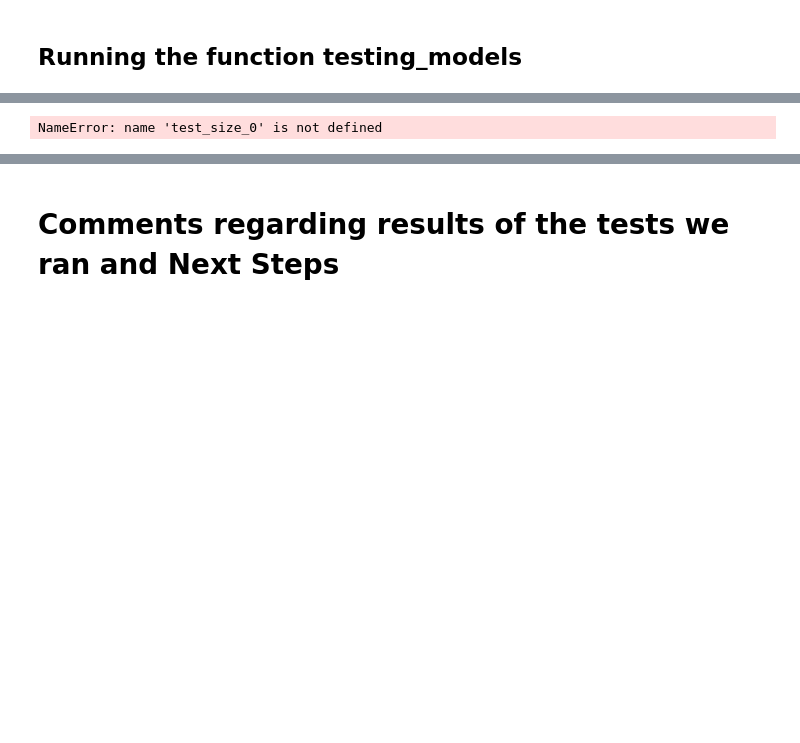
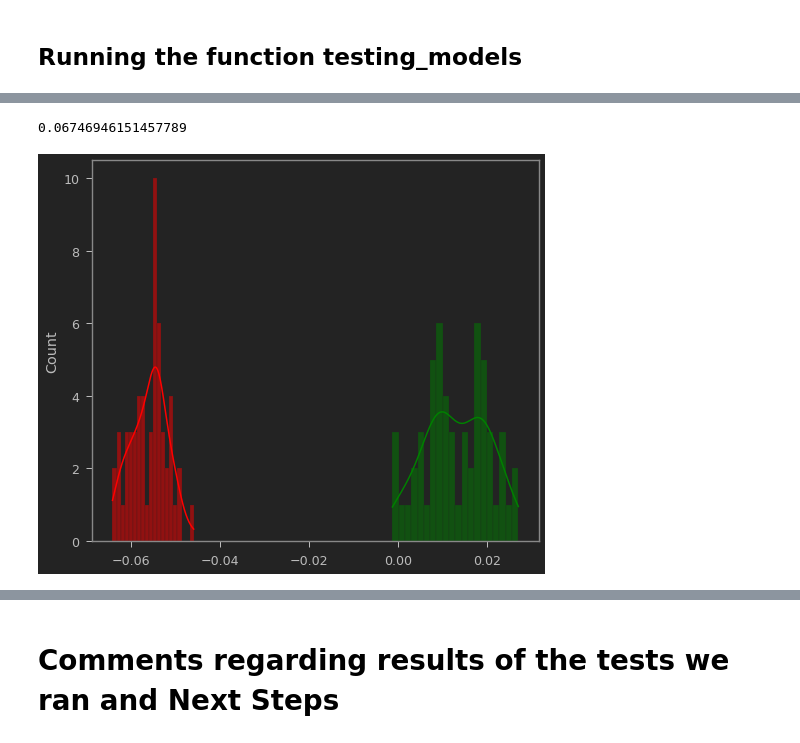
Before and after one commit to rafabertolace/OnThePitch, a Jupyter notebook: notebooks/ D7_KGB_Model____beat_the_delta!_v2-Copy_Rafa.ipynb, the cells around one changed output, grey strips where cells are left out. Drawn from its saved outputs; the diff is of its cells as text; code cells hidden in the pictures; blank space fills up the shorter version.

```diff
--- a/notebooks/ D7_KGB_Model____beat_the_delta!_v2-Copy_Rafa.ipynb
+++ b/notebooks/ D7_KGB_Model____beat_the_delta!_v2-Copy_Rafa.ipynb
@@ -736,9 +707,10 @@ def checking_model_regressor_results(n, test_size_input=0.9):
 
     return delta2#, delta2, delta_extremes2
 # %%
-checking_model_regressor_results(100, 0.6)
+checking_model_regressor_results(100, 0.2)
 # %% [output]
-NameError: name 'test_size_0' is not defined
+0.06746946151457789
+[figure, added]
 # %%
 delta2
 # %% [output]
```
Also changed, not shown: parts of 24 cells of this notebook, 1 other file.
